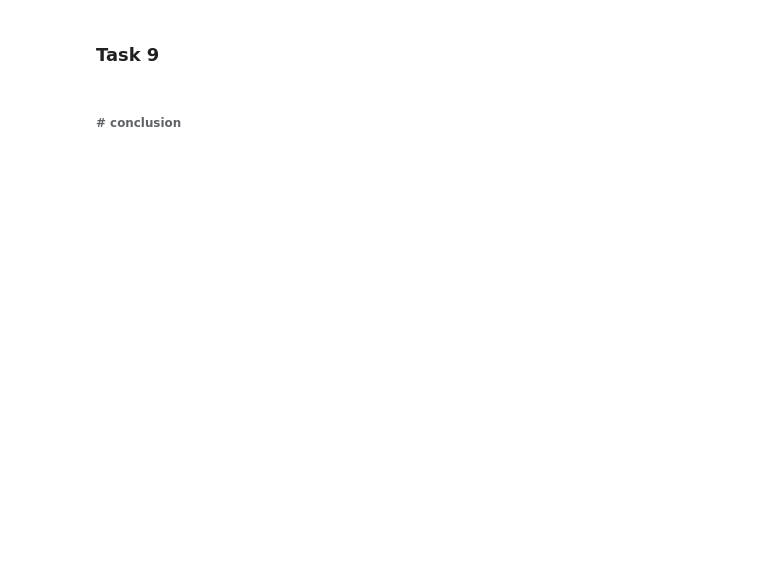
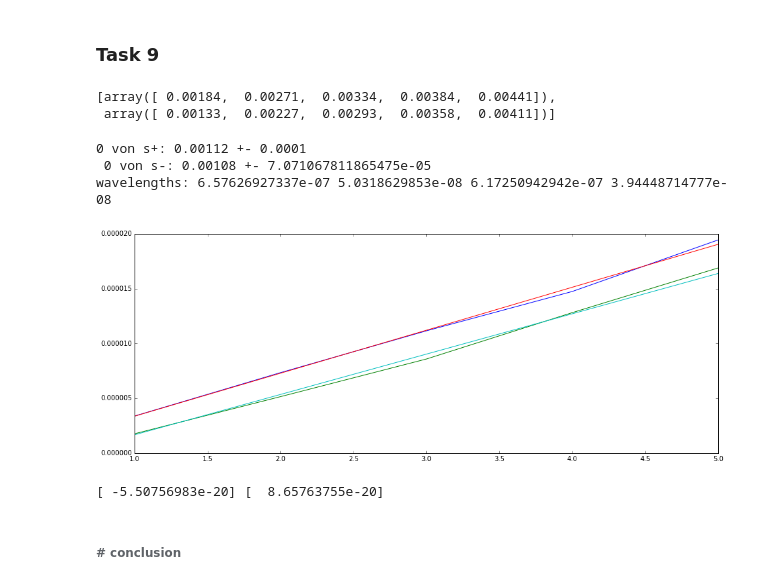
Before and after one commit to NlKLas/PyRePo, a Jupyter notebook: V1_python/V1.ipynb, the cells around one changed output. Drawn from its saved outputs; the diff is of its cells as text; code cells hidden in the pictures; blank space fills up the shorter version.

```diff
--- a/V1_python/V1.ipynb
+++ b/V1_python/V1.ipynb
@@ -88,9 +88,9 @@ for line in open(input):
         else:
             rings_7[1].append(np.float(line.split()[0]))
             data_7[1].append(np.float(line.split()[1]))
+    count += 1
 
 # data_7[0] = polarisation up, data_7[1] = polarisation right
-print(data_7)
 data_7 = np.array(data_7) *0.001 # m
 Δdata_7 = 0.1 *0.001 # m
 rings_7 = np.array(rings_7)
@@ -453,2 +490,42 @@ Vielleicht ist irgendwo ne Zehnerpotenz falsch...
+# %%
+r_7
+# %% [output]
+[array([ 0.00184,  0.00271,  0.00334,  0.00384,  0.00441]),
+ array([ 0.00133,  0.00227,  0.00293,  0.00358,  0.00411])]
+# %%
+# plots
+
+# plots
+fig,ax = plt.subplots(1,1,figsize=(16,6))
+
+ax.plot(range(1,6),r_7[0]**2)
+ax.plot(range(1,6),r_7[1]**2)
+
+x = np.linspace(1,5,50)
+ax.plot(x,f_lin(x,*opt_p))
+ax.plot(x,f_lin(x,*opt_m))
+λ_p7 = b_7[0]*d/F**2
+Δλ_p7 = λ_p7 * np.sqrt((Δb_7[0]/b_7[0])**2 + (Δd/d)**2 + (2*ΔF/F)**2)
+λ_m7 = b_7[1]*d/F**2
+Δλ_m7 = λ_m7 * np.sqrt((Δb_7[1]/b_7[1])**2 + (Δd/d)**2 + (2*ΔF/F)**2)
+print('0 von s+:',o_7[0],'+-',Δo_7[0],'\n','0 von s-:',o_7[1],'+-',Δo_7[1])
+print('wavelengths:',λ_p7,Δλ_p7,λ_m7,Δλ_m7)
+# %% [output]
+0 von s+: 0.00112 +- 0.0001
+ 0 von s-: 0.00108 +- 7.071067811865475e-05
+wavelengths: 6.57626927337e-07 5.0318629853e-08 6.17250942942e-07 3.94448714777e-08
+[figure, added]
+# %%
+B_7 = B([I_7])
+ΔB_7 = B([ΔI_7])
+E_p7 = h*c/λ_p7
+ΔE_p7 = E_p7 * Δλ_p7/λ_p7
+E_m7 = h*c/λ_m7
+ΔE_m7 = E_m7 * Δλ_m7/λ_m7
+μB_7 = (E_p7 - E_m7) / (2* B_7)
+ΔμB_7 = np.sqrt((ΔE_p7**2 + ΔE_m7**2)/(2* B_7)**2 + (μB_7 * ΔB_7/B_7)**2)
+print(μB_7,ΔμB_7)
+# %% [output]
+[ -5.50756983e-20] [  8.65763755e-20]
 # %% [markdown]
 ###### # conclusion
```
Also changed, not shown: parts of 10 cells of this notebook, 1 other file.
